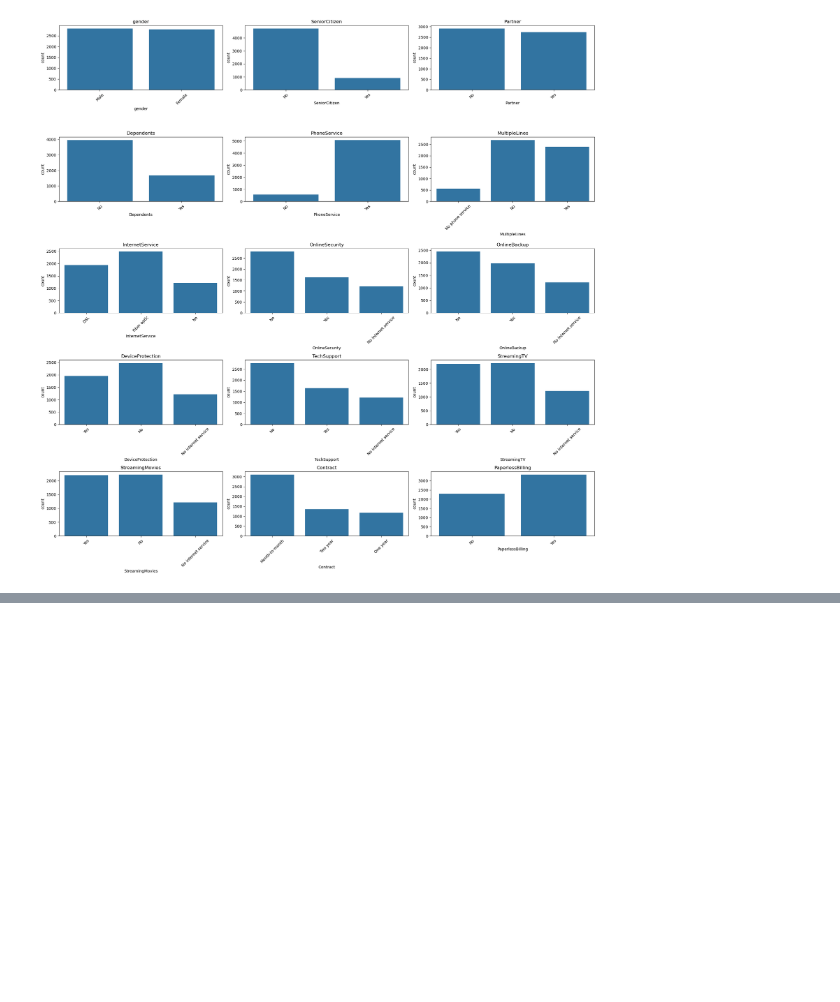
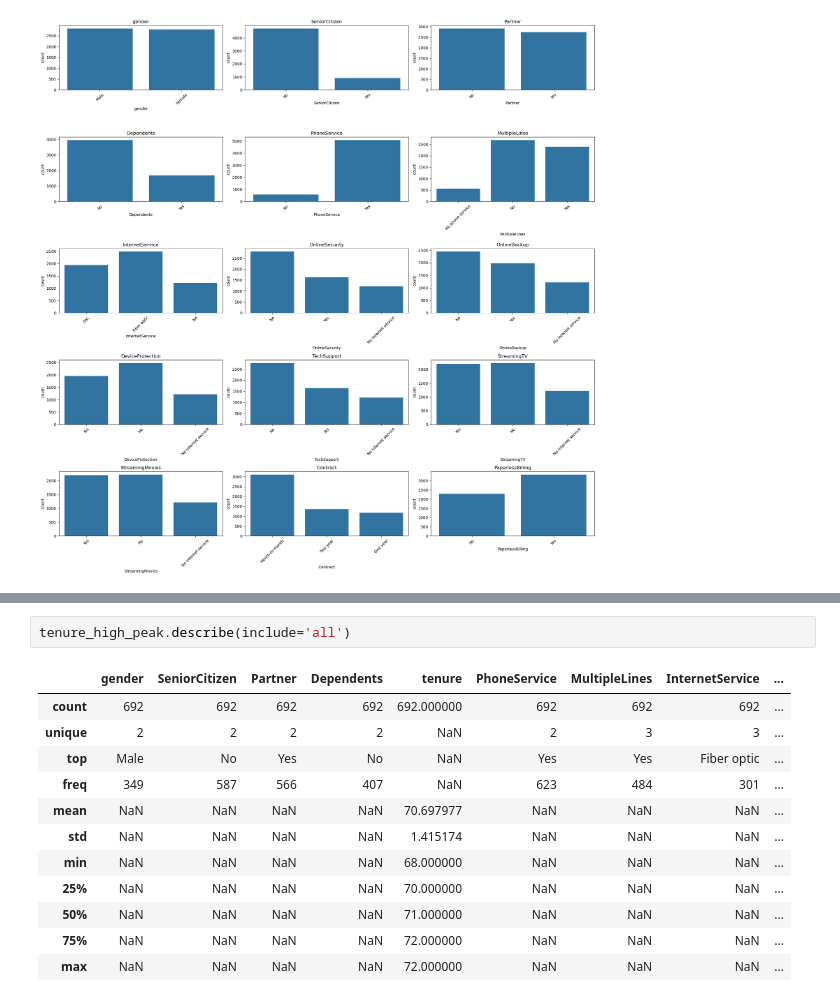
Before and after one commit to maryamzakeri-ds/customer-churn-prediction, a Jupyter notebook: notebooks/03_eda.ipynb, the cells around one changed output, grey strips where cells are left out. Drawn from its saved outputs; the diff is of its cells as text; blank space fills up the shorter version.

```diff
--- a/notebooks/03_eda.ipynb
+++ b/notebooks/03_eda.ipynb
@@ -97,0 +131,15 @@ plt.show()
+# %%
+tenure_high_peak.describe(include='all')
+# %% [output]
+|  | gender | SeniorCitizen | Partner | Dependents | tenure | PhoneService | MultipleLines | InternetService | ... |
+| count | 692 | 692 | 692 | 692 | 692.000000 | 692 | 692 | 692 | ... |
+| unique | 2 | 2 | 2 | 2 | NaN | 2 | 3 | 3 | ... |
+| top | Male | No | Yes | No | NaN | Yes | Yes | Fiber optic | ... |
+| freq | 349 | 587 | 566 | 407 | NaN | 623 | 484 | 301 | ... |
+| mean | NaN | NaN | NaN | NaN | 70.697977 | NaN | NaN | NaN | ... |
+| std | NaN | NaN | NaN | NaN | 1.415174 | NaN | NaN | NaN | ... |
+| min | NaN | NaN | NaN | NaN | 68.000000 | NaN | NaN | NaN | ... |
+| 25% | NaN | NaN | NaN | NaN | 70.000000 | NaN | NaN | NaN | ... |
+| 50% | NaN | NaN | NaN | NaN | 71.000000 | NaN | NaN | NaN | ... |
+| 75% | NaN | NaN | NaN | NaN | 72.000000 | NaN | NaN | NaN | ... |
+| max | NaN | NaN | NaN | NaN | 72.000000 | NaN | NaN | NaN | ... |
```
Also changed, not shown: parts of 31 cells of this notebook.
